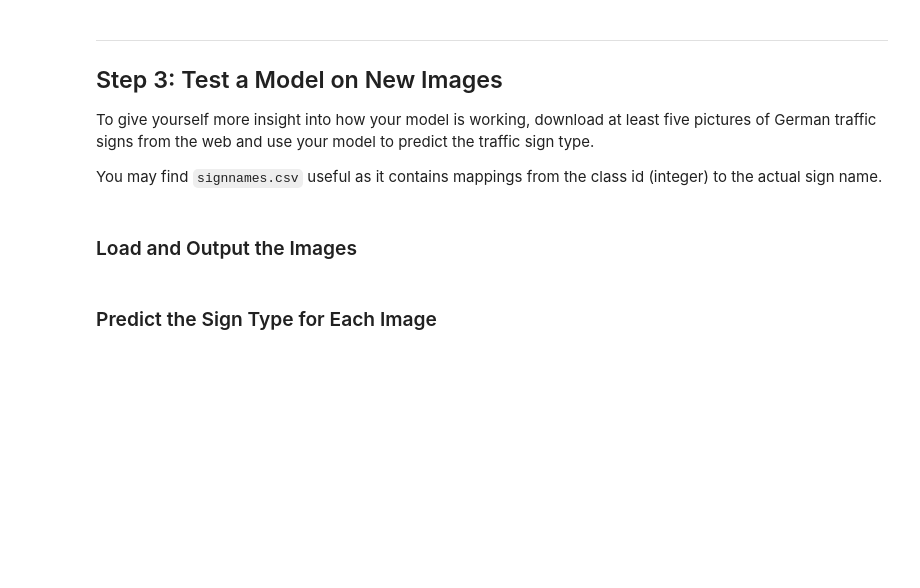
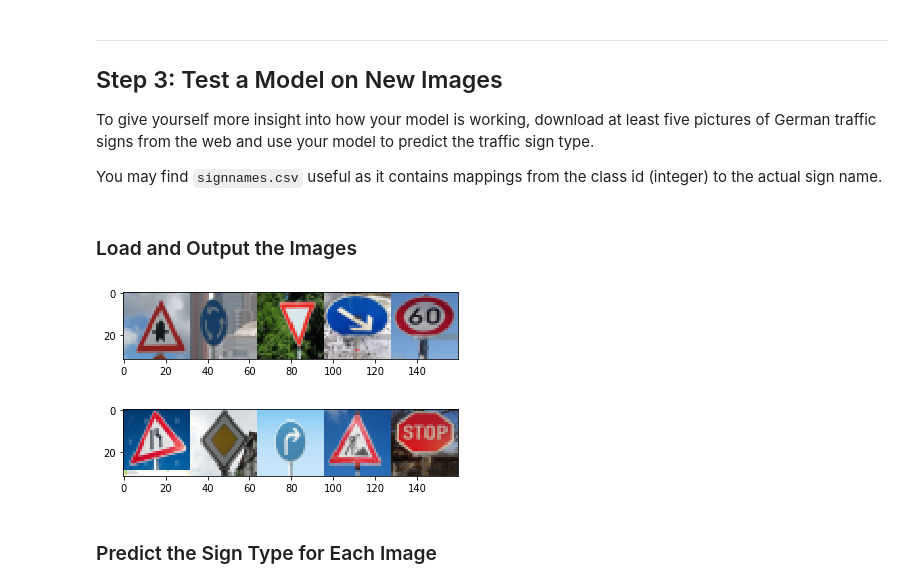
Before and after one commit to simonchu47/CarND-Traffic-Sign-Classifier-Project, a Jupyter notebook: Traffic_Sign_Classifier.ipynb, the cells around one changed output. Cells and saved outputs as stored; diff of their text form; code cells hidden in the pictures; blank space fills up the shorter version.

```diff
--- a/Traffic_Sign_Classifier.ipynb
+++ b/Traffic_Sign_Classifier.ipynb
@@ -346,3 +393,34 @@ You may find `signnames.csv` useful as it contains mappings from the class id (i
+# %%
+### Load the images and plot them here.
+### Feel free to use as many code cells as needed.
+import os
+import matplotlib.pyplot as plt
+import matplotlib.image as mpimg
+import numpy as np
+import cv2
+%matplotlib inline
+
+path = "test_data/"
+
+X_newTest = []
+y_newTest = []
+
+for item in os.listdir(path):
+    image = mpimg.imread(path+item)
+    image = cv2.resize(image, (32, 32), interpolation=cv2.INTER_AREA)
+    X_newTest.append(image)
+    num, ext = os.path.splitext(item)
+    y_newTest.append(int(num))
+
+vis = np.concatenate(X_newTest[0:5], axis=1)
+plt.imshow(vis)
+plt.show()
+vis = np.concatenate(X_newTest[5:], axis=1)
+plt.imshow(vis)
+plt.show()
+# %% [output]
+[figure, added]
+[figure, added]
 # %% [markdown]
 ### Predict the Sign Type for Each Image
 # %%
```
Also changed, not shown: parts of 21 cells of this notebook, 32 other files.
